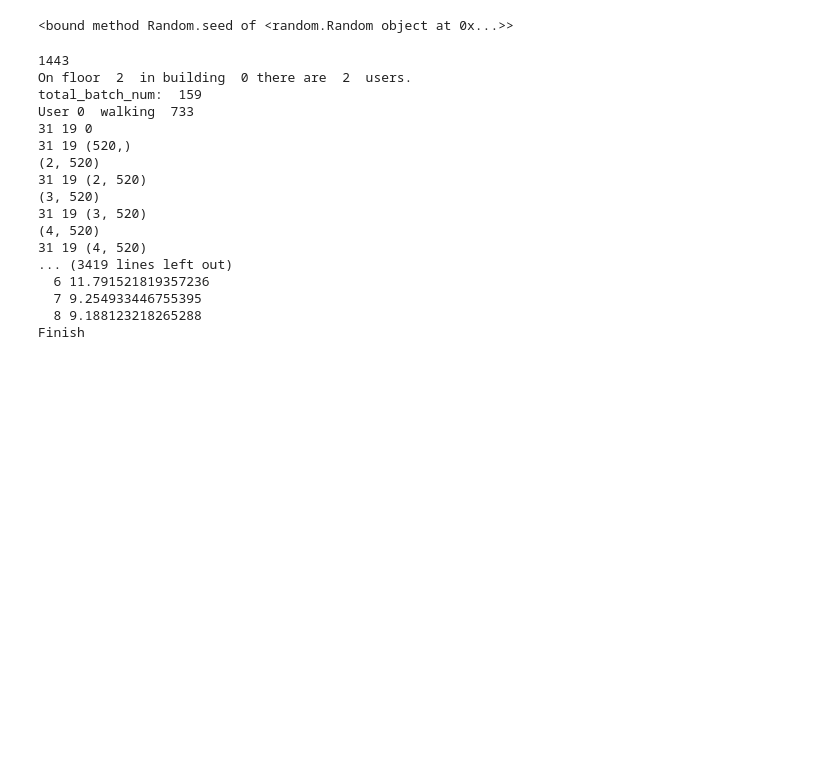
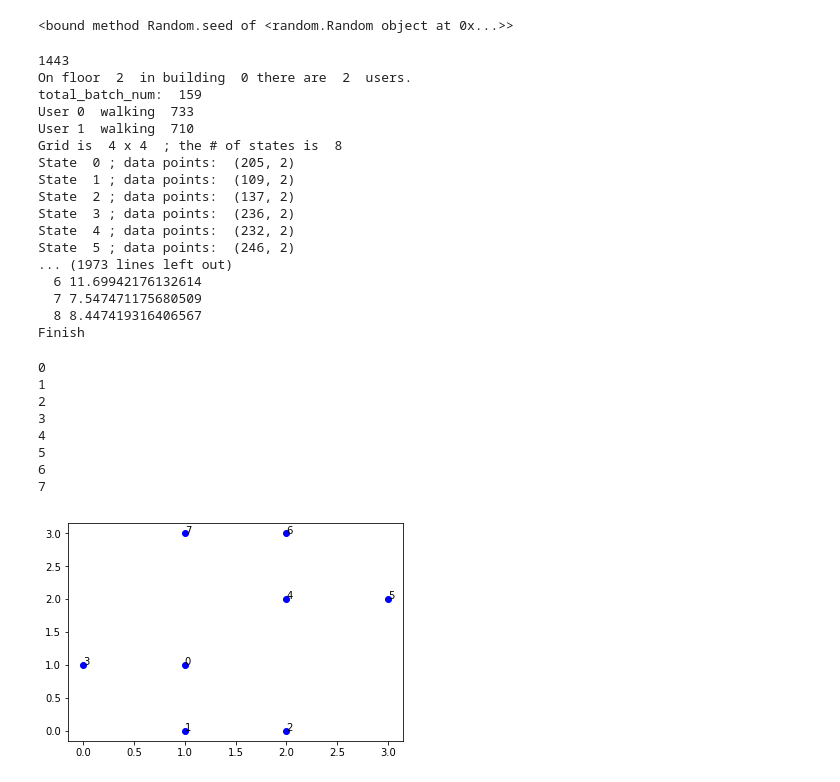
Before and after one commit to heathcliffYang/CRF, a Jupyter notebook: CRF_for_U.ipynb, the cells around one changed output. Cells and saved outputs as stored; diff of their text form; code cells hidden in the pictures; blank space fills up the shorter version.

```diff
--- a/CRF_for_U.ipynb
+++ b/CRF_for_U.ipynb
@@ -72,7 +72,7 @@ for floor in range(2,3):
         print("On floor ", floor, " in building ", building, "there are ", user_num, " users.")
 
         ## Make grids
-        grid_slice = 70
+        grid_slice = 4
                                     ## max boundary , grid size, min boundary
         longitude_list = np.array([max(wifi_loc_time[:, 520]), (max(wifi_loc_time[:, 520])-min(wifi_loc_time[:, 520]))/grid_slice\
                                    , min(wifi_loc_time[:, 520])])
@@ -134,8 +134,12 @@ for floor in range(2,3):
                 j = int(math.ceil((user_fp[s][1] - latitude_list[2])/latitude_list[1]) - 1)
                 if (i == -1):
                     i = 0
+                elif (i >= grid_slice):
+                    i = grid_slice-1
                 if (j == -1):
                     j = 0
+                elif (j >= grid_slice):
+                    j = grid_slice-1
                 if (state_tag[i][j] == -1):
                     ## apply GPs
                     gp = GaussianProcessRegressor(kernel=kernel,
@@ -146,17 +150,14 @@ for floor in range(2,3):
 
                     state_tag[i][j] = state_count
                     state_map_grid[state_count] = [i,j, gp, grid_wifi_data, grid_loc_data]
-                    print(i, j, state_count)
                     state_count += 1
                 else:
-                    print(i, j, state_map_grid[state_tag[i][j]][3].shape)
-                    state_map_grid[state_tag[i][j]][3] = np.vstack((state_map_grid[state_tag[i][j]][3], user_fp[s][2:]))
+                    state_map_grid[state_tag[i][j]][3] = np.vstack((state_map_grid[state_tag[i][j]][3], user_fp[s][2:].copy()))
                     state_map_grid[state_tag[i][j]][4] = np.vstack((state_map_grid[state_tag[i][j]][4], \
                                np.array([user_fp[s][0] - (longitude_list[1]*(float(i)+0.5) + longitude_list[2])\
                                         , user_fp[s][1] - (latitude_list[1]*(float(j)+0.5) + latitude_list[2])])))
-                    print(state_map_grid[state_tag[i][j]][3].shape)
 
-                batch_wifi[iter_batch][iter_window] = user_fp[s][2:]
+                batch_wifi[iter_batch][iter_window] = user_fp[s][2:].copy()
                 batch_loc[iter_batch,iter_window] = state_tag[i][j]
 
 
@@ -169,7 +170,7 @@ for floor in range(2,3):
                     iter_window = iter_window + 1
         print("Grid is ", grid_slice, "x", grid_slice, " ; the # of states is ", state_count)
         for s in range(state_count):
-            print(state_map_grid[s][3].shape, state_map_grid[s][4].shape)
+            print("State ", s, "; data points: ", state_map_grid[s][4].shape)
             state_map_grid[s][2] = state_map_grid[s][2].fit(state_map_grid[s][3], state_map_grid[s][4])
 
         # Testing
@@ -237,7 +238,6 @@ for floor in range(2,3):
                 j = grid_slice-1
             if (state_tag[i][j] == -1):
                 adjust_grid_num+=1
-                print(i, j, state_tag[i][j])
                 min_dist = np.zeros(shape=(state_count, 1))
                 for x in range(state_count):
                     min_dist[x,0] = math.sqrt(pow((float(state_map_grid[x][0])+0.5)*longitude_list[1]+longitude_list[2] - wifi_loc_time_v[s][520],2)+\
@@ -281,9 +281,6 @@ for floor in range(2,3):
 
         for i in range(1,batch_num+1):
             for j in range(seq_window):
-                print(pred_batch_v[i][j], batch_loc_v[i][j])
-                print(batch_wifi_v[i][j].shape)
-
                 ans = state_map_grid[pred_batch_v[i][j]][2].predict(batch_wifi_v[i][j].reshape(1,520))
 
                 center_longitude_pred = (float(state_map_grid[pred_batch_v[i][j]][0])+0.5)*longitude_list[1]
@@ -291,12 +288,22 @@ for floor in range(2,3):
                 center_longitude_gt = (float(state_map_grid[batch_loc_v[i][j]][0])+0.5)*longitude_list[1]
                 center_latitude_gt = (float(state_map_grid[batch_loc_v[i][j]][1])+0.5)*latitude_list[1]
 
-                print(ans.shape)
+                print("\nGrid box: ", i, j)
+                print("Predict grid ", pred_batch_v[i][j], "; Gt grid ", batch_loc_v[i][j])
+                print("longitude ", center_longitude_pred, center_longitude_gt)
+                print("latitude ", center_latitude_pred, center_latitude_gt)
 
+                print(ans[0][0], ans[0][1])
+                print("Add...")
                 ans[0][0] += center_longitude_pred + longitude_list[2]
                 ans[0][1] += center_latitude_pred + latitude_list[2]
                 real_longitude = wifi_loc_time_v[iter_test][520]
                 real_latitude = wifi_loc_time_v[iter_test][521]
+                print("predict: ", ans[0][0], ans[0][1])
+                print("real: ", real_longitude, real_latitude)
+                print("Percent:")
+                print(ans[0][0]-real_longitude, (ans[0][0]-real_longitude)/longitude_list[1], ans[0][1] - real_latitude, (ans[0][1]-real_latitude)/latitude_list[1])
+                print("RMSE: ", math.sqrt(pow(ans[0][0] - real_longitude,2)+pow(ans[0][1] - real_latitude,2)))
                 gp_total_error += math.sqrt(pow(ans[0][0] - real_longitude,2)+pow(ans[0][1] - real_latitude,2))
                 gp_window[j] += math.sqrt(pow(ans[0][0] - real_longitude,2)+pow(ans[0][1] - real_latitude,2))
 
@@ -307,7 +314,7 @@ for floor in range(2,3):
                 window[j] += math.sqrt(pow(center_longitude_pred - center_longitude_gt,2)+pow(center_latitude_pred - center_latitude_gt,2))
 
 
-        print("RMSE: ", total_error/(batch_num*seq_window))
+        print("\nbox\nRMSE: ", total_error/(batch_num*seq_window))
         print("Windows:")
         for x in range(seq_window):
             print(" ", x, window[x]/batch_num)
@@ -322,16 +329,32 @@ for floor in range(2,3):
 On floor  2  in building  0 there are  2  users.
 total_batch_num:  159
 User 0  walking  733
-31 19 0
-31 19 (520,)
-(2, 520)
-31 19 (2, 520)
-(3, 520)
-31 19 (3, 520)
-(4, 520)
-31 19 (4, 520)
-... (3419 lines left out)
-  6 11.791521819357236
-  7 9.254933446755395
-  8 9.188123218265288
+User 1  walking  710
+Grid is  4 x 4  ; the # of states is  8
+State  0 ; data points:  (205, 2)
+State  1 ; data points:  (109, 2)
+State  2 ; data points:  (137, 2)
+State  3 ; data points:  (236, 2)
+State  4 ; data points:  (232, 2)
+State  5 ; data points:  (246, 2)
+... (1973 lines left out)
+  6 11.69942176132614
+  7 7.547471175680509
+  8 8.447419316406567
 Finish
+# %%
+for s in range(state_count):
+    print(s)
+    plt.plot(state_map_grid[s][0], state_map_grid[s][1], color='b', marker='o')
+    plt.annotate("%d"%s, xy=(state_map_grid[s][0], state_map_grid[s][1]))
+plt.savefig("hello")
+# %% [output]
+0
+1
+2
+3
+4
+5
+6
+7
+[figure, added]
```
Also changed, not shown: parts of 1 cell of this notebook, 3 other files.
